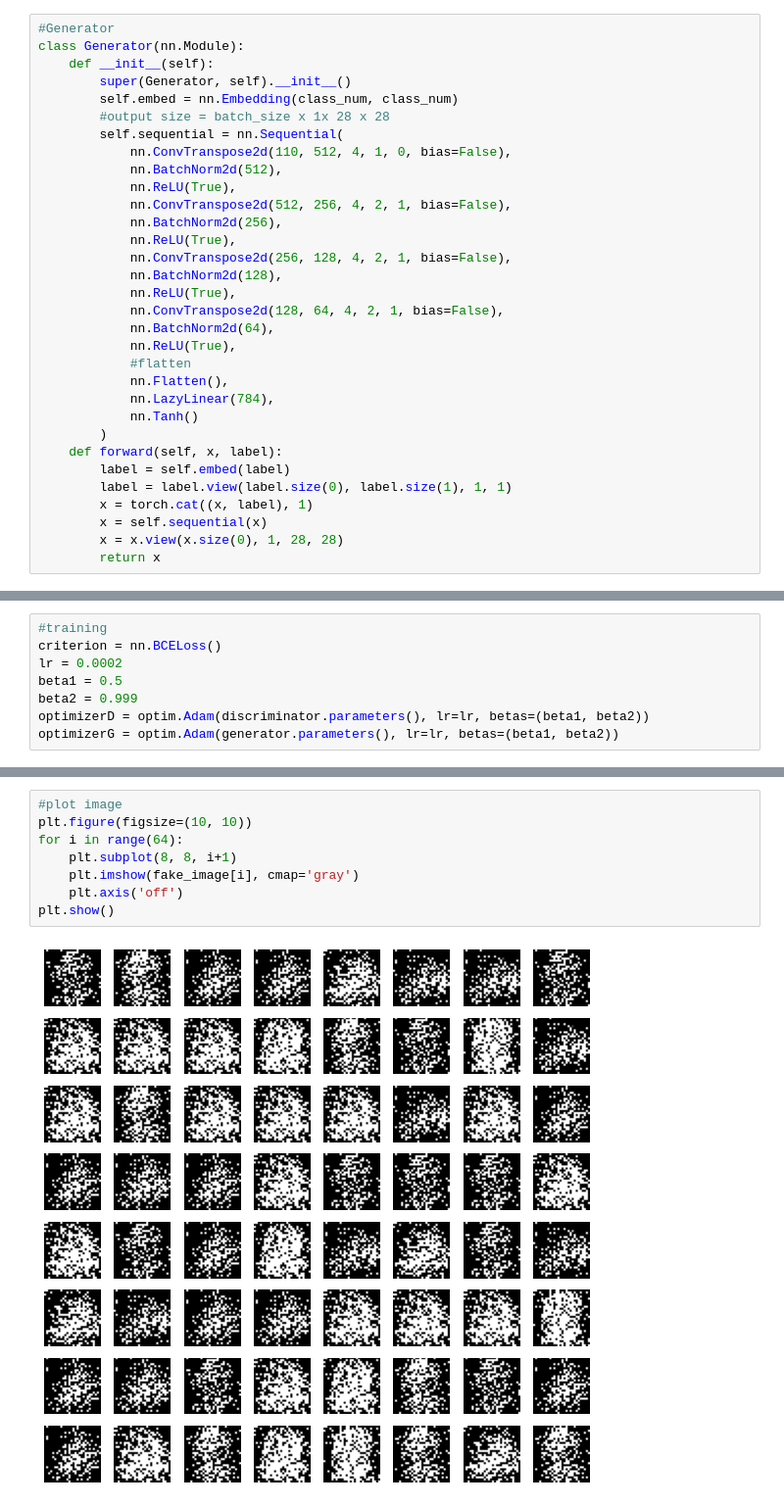
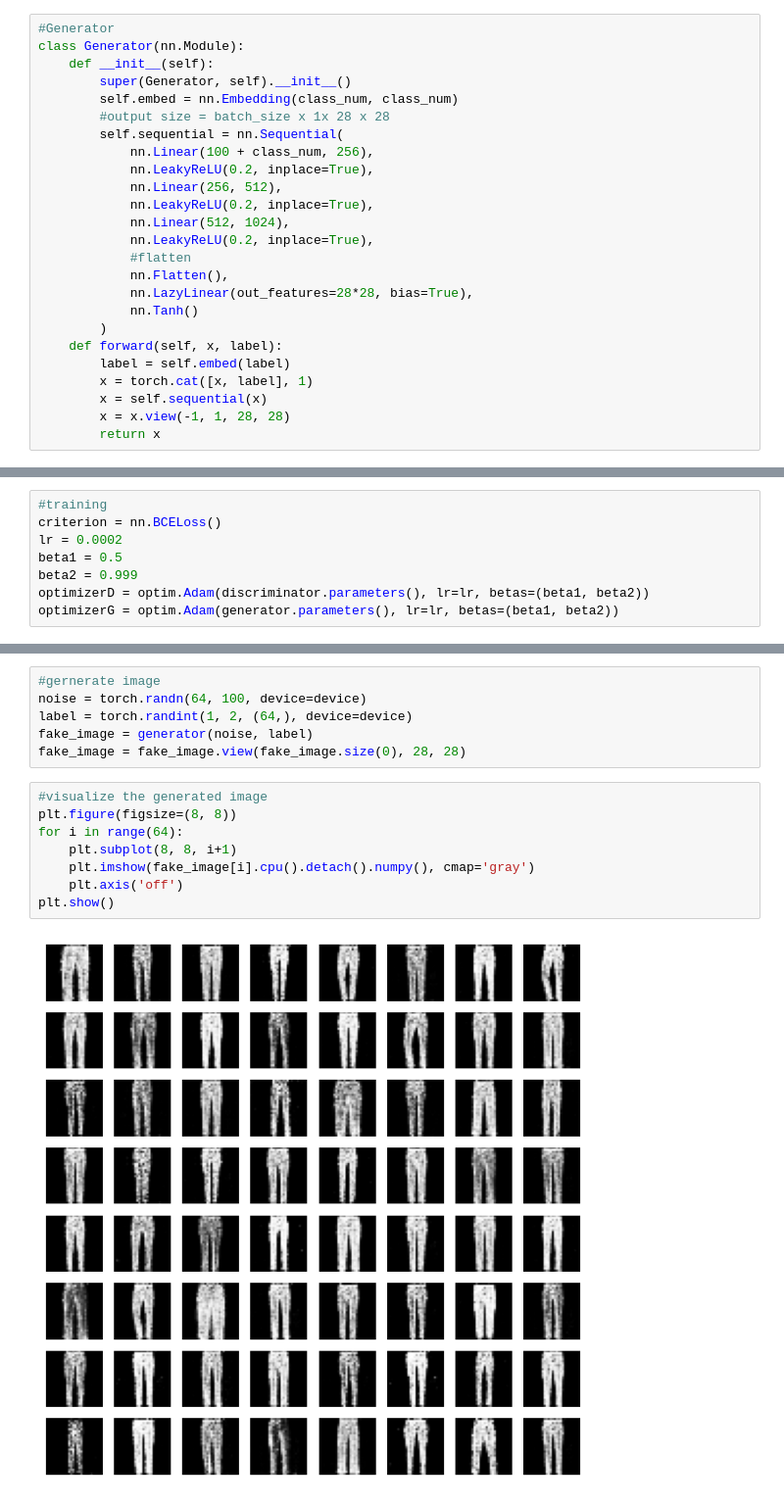
Before and after one commit to mijanr/Synthesis-Studio, a Jupyter notebook: cGAN_FashionMNIST.ipynb, the cells around one changed output, grey strips where cells are left out. Shown at 98% size. Saved outputs shown, nothing was run; the diff lists cells and outputs as text.

```diff
--- a/cGAN_FashionMNIST.ipynb
+++ b/cGAN_FashionMNIST.ipynb
@@ -49,29 +49,22 @@ class Generator(nn.Module):
         self.embed = nn.Embedding(class_num, class_num)
         #output size = batch_size x 1x 28 x 28
         self.sequential = nn.Sequential(
-            nn.ConvTranspose2d(110, 512, 4, 1, 0, bias=False),
-            nn.BatchNorm2d(512),
-            nn.ReLU(True),
-            nn.ConvTranspose2d(512, 256, 4, 2, 1, bias=False),
-            nn.BatchNorm2d(256),
-            nn.ReLU(True),
-            nn.ConvTranspose2d(256, 128, 4, 2, 1, bias=False),
-            nn.BatchNorm2d(128),
-            nn.ReLU(True),
-            nn.ConvTranspose2d(128, 64, 4, 2, 1, bias=False),
-            nn.BatchNorm2d(64),
-            nn.ReLU(True),
+            nn.Linear(100 + class_num, 256),
+            nn.LeakyReLU(0.2, inplace=True),
+            nn.Linear(256, 512),
+            nn.LeakyReLU(0.2, inplace=True),
+            nn.Linear(512, 1024),
+            nn.LeakyReLU(0.2, inplace=True),
             #flatten
             nn.Flatten(),
-            nn.LazyLinear(784),
+            nn.LazyLinear(out_features=28*28, bias=True),
             nn.Tanh()
         )
     def forward(self, x, label):
         label = self.embed(label)
-        label = label.view(label.size(0), label.size(1), 1, 1)
-        x = torch.cat((x, label), 1)
+        x = torch.cat([x, label], 1)
         x = self.sequential(x)
-        x = x.view(x.size(0), 1, 28, 28)
+        x = x.view(-1, 1, 28, 28)
         return x
 # %%
 device = torch.device("cuda:0" if torch.cuda.is_available() else "cpu")
@@ -167,13 +179,19 @@ label = torch.randint(0, 10, (64,), device=device)
 fake_image = generator(noise, label)
 fake_image = fake_image.view(fake_image.size(0), 28, 28)
 fake_image = fake_image.cpu().detach().numpy()
+# %%
+#gernerate image
+noise = torch.randn(64, 100, device=device)
+label = torch.randint(1, 2, (64,), device=device)
+fake_image = generator(noise, label)
+fake_image = fake_image.view(fake_image.size(0), 28, 28)
 # %%
-#plot image
-plt.figure(figsize=(10, 10))
+#visualize the generated image
+plt.figure(figsize=(8, 8))
 for i in range(64):
     plt.subplot(8, 8, i+1)
-    plt.imshow(fake_image[i], cmap='gray')
+    plt.imshow(fake_image[i].cpu().detach().numpy(), cmap='gray')
     plt.axis('off')
 plt.show()
 # %% [output]
-[figure, old version]
+[figure, new version]
```
Also changed, not shown: parts of 6 cells of this notebook.
